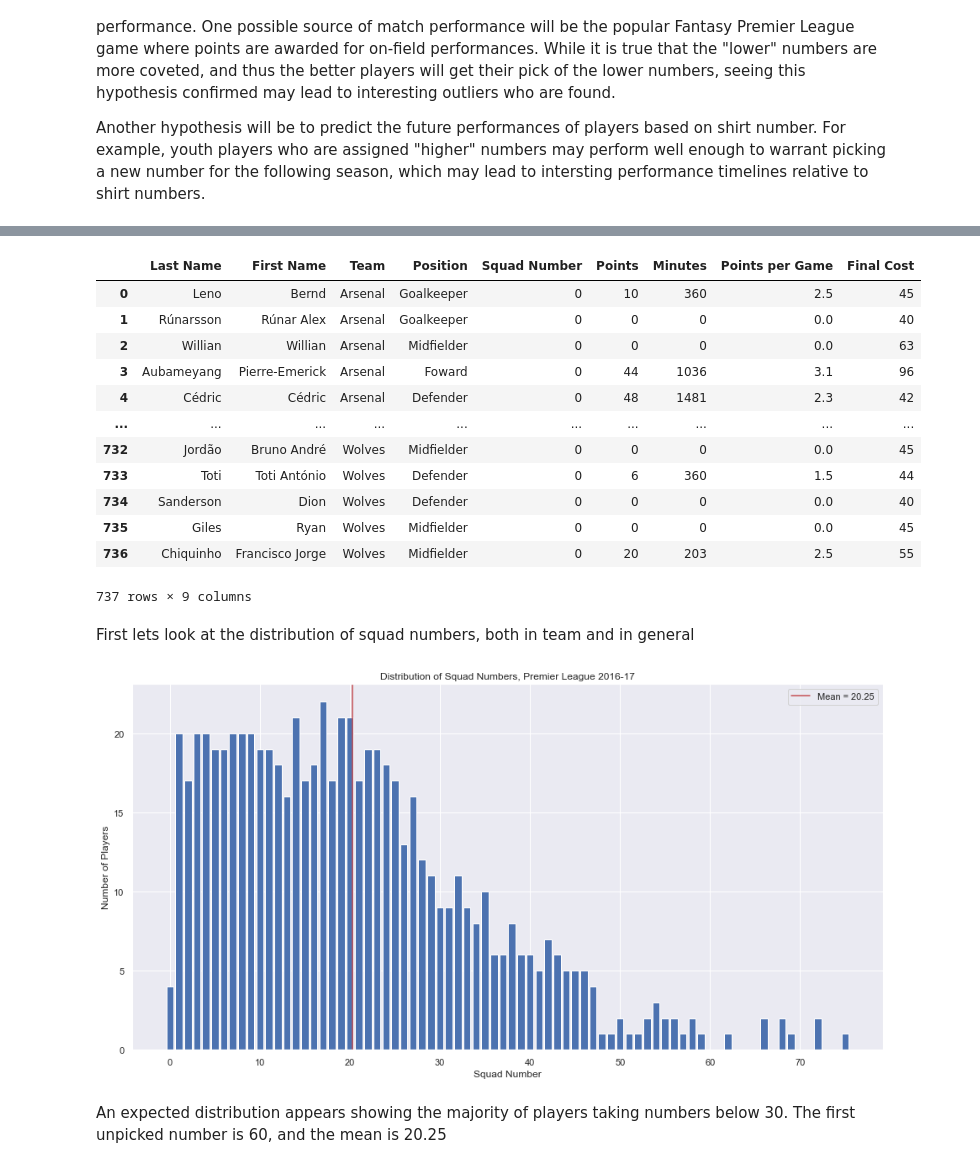
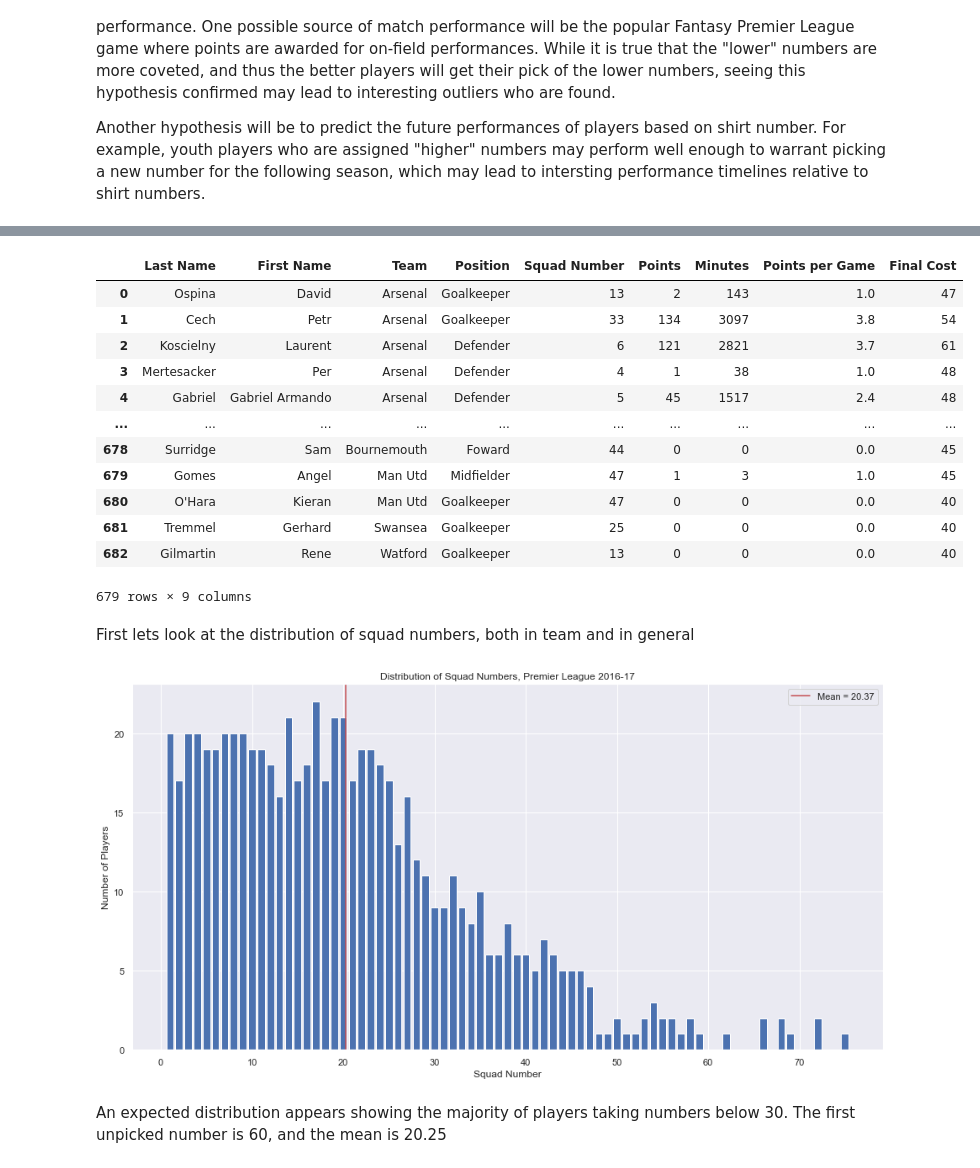
Before and after one commit to ggdurrant/PL-Shirt-Numbers, a Jupyter notebook: shirt_numbers.ipynb, the cells around one changed output, grey strips where cells are left out. Cells and saved outputs as stored; diff of their text form; code cells hidden in the pictures.

```diff
--- a/shirt_numbers.ipynb
+++ b/shirt_numbers.ipynb
@@ -53,31 +69,32 @@ def clean_df(df, season):
     cleaned.replace({'element_type': position_dict}, inplace=True)
     cleaned.replace({'team': team_dict[season]}, inplace=True)
     cleaned['squad_number'] = cleaned['squad_number'].replace('None', 0)
+    cleaned = cleaned.loc[cleaned['squad_number']!=0]
     cleaned['squad_number'] = cleaned['squad_number'].astype(str).astype(int)
     cleaned.columns = ['Last Name', 'First Name', 'Team', 'Position', 'Squad Number', 'Points', 'Minutes', 'Points per Game', 'Final Cost']
     return cleaned
 # %%
 cleaned16 = clean_df(raw16, '2016-17')
 cleaned17 = clean_df(raw17, '2017-18')
 cleaned18 = clean_df(raw18, '2018-19')
 cleaned19 = clean_df(raw19, '2019-20')
 cleaned20 = clean_df(raw20, '2020-21')
 cleaned21 = clean_df(raw21, '2021-22')
-cleaned21
+cleaned16
 # %% [output]
 |  | Last Name | First Name | Team | Position | Squad Number | Points | Minutes | Points per Game | Final Cost |
-| 0 | Leno | Bernd | Arsenal | Goalkeeper | 0 | 10 | 360 | 2.5 | 45 |
-| 1 | Rúnarsson | Rúnar Alex | Arsenal | Goalkeeper | 0 | 0 | 0 | 0.0 | 40 |
-| 2 | Willian | Willian | Arsenal | Midfielder | 0 | 0 | 0 | 0.0 | 63 |
-| 3 | Aubameyang | Pierre-Emerick | Arsenal | Foward | 0 | 44 | 1036 | 3.1 | 96 |
-| 4 | Cédric | Cédric | Arsenal | Defender | 0 | 48 | 1481 | 2.3 | 42 |
+| 0 | Ospina | David | Arsenal | Goalkeeper | 13 | 2 | 143 | 1.0 | 47 |
+| 1 | Cech | Petr | Arsenal | Goalkeeper | 33 | 134 | 3097 | 3.8 | 54 |
+| 2 | Koscielny | Laurent | Arsenal | Defender | 6 | 121 | 2821 | 3.7 | 61 |
+| 3 | Mertesacker | Per | Arsenal | Defender | 4 | 1 | 38 | 1.0 | 48 |
+| 4 | Gabriel | Gabriel Armando | Arsenal | Defender | 5 | 45 | 1517 | 2.4 | 48 |
 | ... | ... | ... | ... | ... | ... | ... | ... | ... | ... |
-| 732 | Jordão | Bruno André | Wolves | Midfielder | 0 | 0 | 0 | 0.0 | 45 |
-| 733 | Toti | Toti António | Wolves | Defender | 0 | 6 | 360 | 1.5 | 44 |
-| 734 | Sanderson | Dion | Wolves | Defender | 0 | 0 | 0 | 0.0 | 40 |
-| 735 | Giles | Ryan | Wolves | Midfielder | 0 | 0 | 0 | 0.0 | 45 |
-| 736 | Chiquinho | Francisco Jorge | Wolves | Midfielder | 0 | 20 | 203 | 2.5 | 55 |
+| 678 | Surridge | Sam | Bournemouth | Foward | 44 | 0 | 0 | 0.0 | 45 |
+| 679 | Gomes | Angel | Man Utd | Midfielder | 47 | 1 | 3 | 1.0 | 45 |
+| 680 | O'Hara | Kieran | Man Utd | Goalkeeper | 47 | 0 | 0 | 0.0 | 40 |
+| 681 | Tremmel | Gerhard | Swansea | Goalkeeper | 25 | 0 | 0 | 0.0 | 40 |
+| 682 | Gilmartin | Rene | Watford | Goalkeeper | 13 | 0 | 0 | 0.0 | 40 |
-737 rows × 9 columns
+679 rows × 9 columns
 # %% [markdown]
 First lets look at the distribution of squad numbers, both in team and in general
 # %%
@@ -91,7 +108,7 @@ plt.title('Distribution of Squad Numbers, Premier League 2016-17');
 plt.xlabel('Squad Number');
 plt.ylabel('Number of Players');
 # %% [output]
-[figure, old version]
+[figure, new version]
 # %% [markdown]
 An expected distribution appears showing the majority of players taking numbers below 30. The first unpicked number is 60, and the mean is 20.25
 # %%
```
Also changed, not shown: parts of 2 cells of this notebook.
